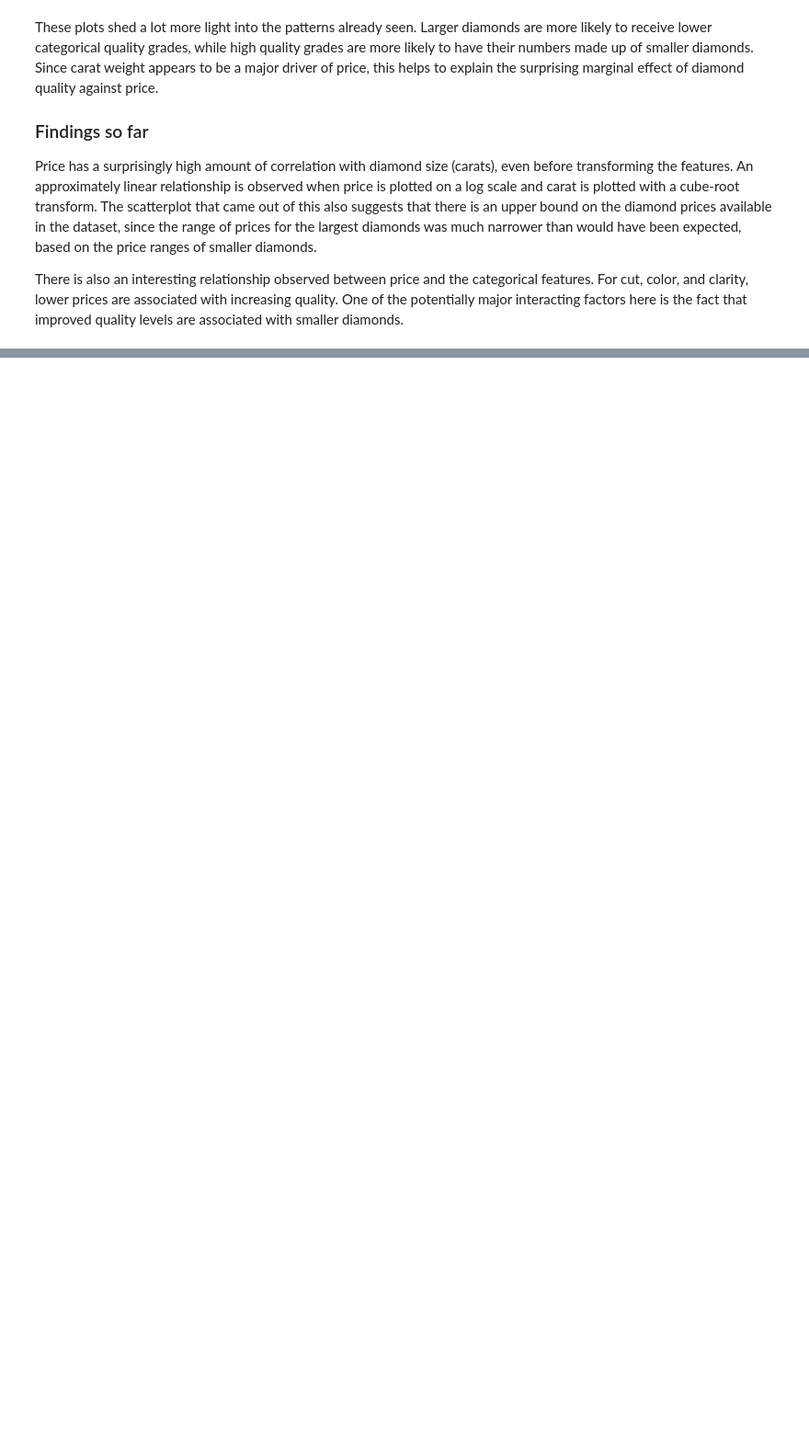
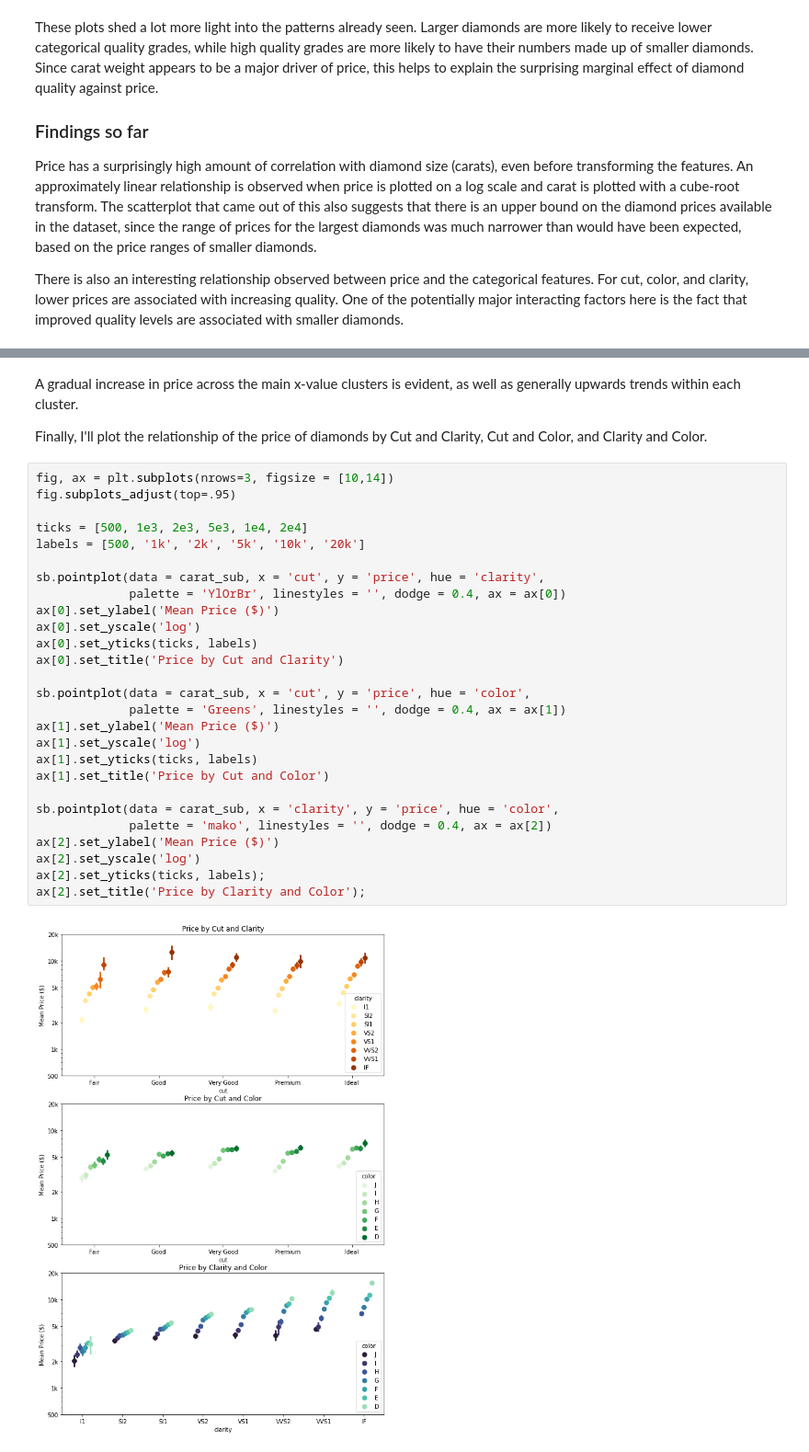
Before and after one commit to DanielPFlorian/Diamond-Data-Visualization, a Jupyter notebook: Diamond Dataset Exploration and Visualization in Python.ipynb, the cells around one changed output, grey strips where cells are left out. Shown at 92% size. Drawn from its saved outputs; the diff is of its cells as text; blank space fills up the shorter version.

```diff
--- a/Diamond Dataset Exploration and Visualization in Python.ipynb
+++ b/Diamond Dataset Exploration and Visualization in Python.ipynb
@@ -256,0 +324,33 @@ There is also an interesting relationship observed between price and the categor
+# %% [markdown]
+A gradual increase in price across the main x-value clusters is evident, as well as generally upwards trends within each cluster.
+
+Finally, I'll plot the relationship of the price of diamonds by Cut and Clarity, Cut and Color, and Clarity and Color.
+# %%
+fig, ax = plt.subplots(nrows=3, figsize = [10,14])
+fig.subplots_adjust(top=.95)
+
+ticks = [500, 1e3, 2e3, 5e3, 1e4, 2e4]
+labels = [500, '1k', '2k', '5k', '10k', '20k']
+
+sb.pointplot(data = carat_sub, x = 'cut', y = 'price', hue = 'clarity',
+             palette = 'YlOrBr', linestyles = '', dodge = 0.4, ax = ax[0])
+ax[0].set_ylabel('Mean Price ($)')
+ax[0].set_yscale('log')
+ax[0].set_yticks(ticks, labels)
+ax[0].set_title('Price by Cut and Clarity')
+
+sb.pointplot(data = carat_sub, x = 'cut', y = 'price', hue = 'color',
+             palette = 'Greens', linestyles = '', dodge = 0.4, ax = ax[1])
+ax[1].set_ylabel('Mean Price ($)')
+ax[1].set_yscale('log')
+ax[1].set_yticks(ticks, labels)
+ax[1].set_title('Price by Cut and Color')
+
+sb.pointplot(data = carat_sub, x = 'clarity', y = 'price', hue = 'color',
+             palette = 'mako', linestyles = '', dodge = 0.4, ax = ax[2])
+ax[2].set_ylabel('Mean Price ($)')
+ax[2].set_yscale('log')
+ax[2].set_yticks(ticks, labels);
+ax[2].set_title('Price by Clarity and Color');
+# %% [output]
+[figure, added]
```
Also changed, not shown: parts of 7 cells of this notebook.
